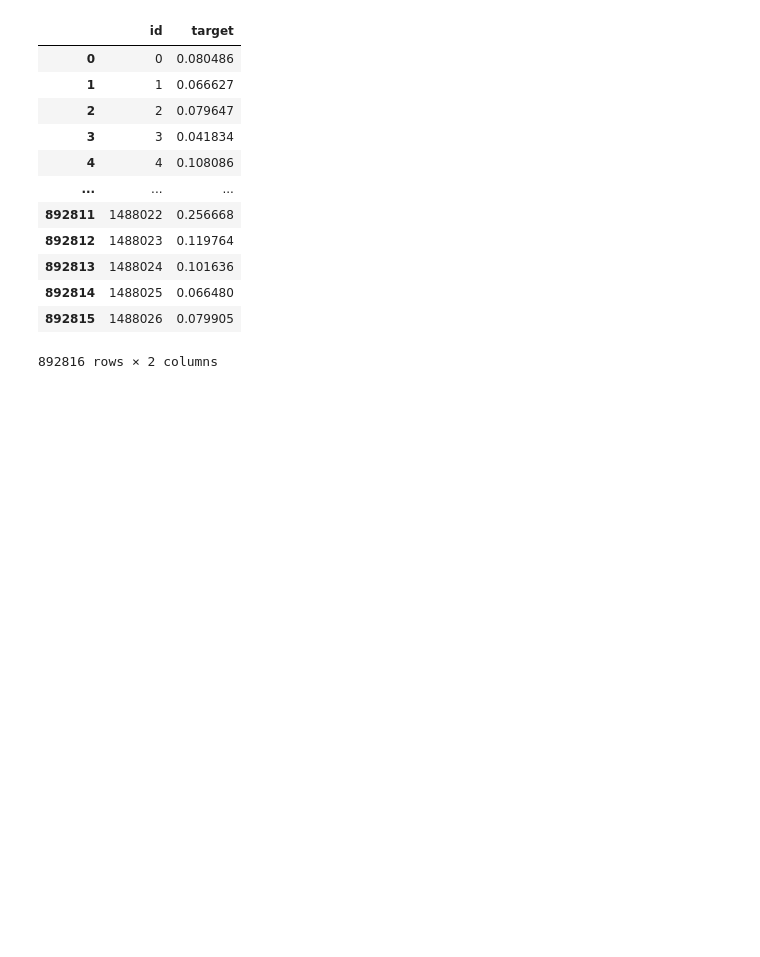
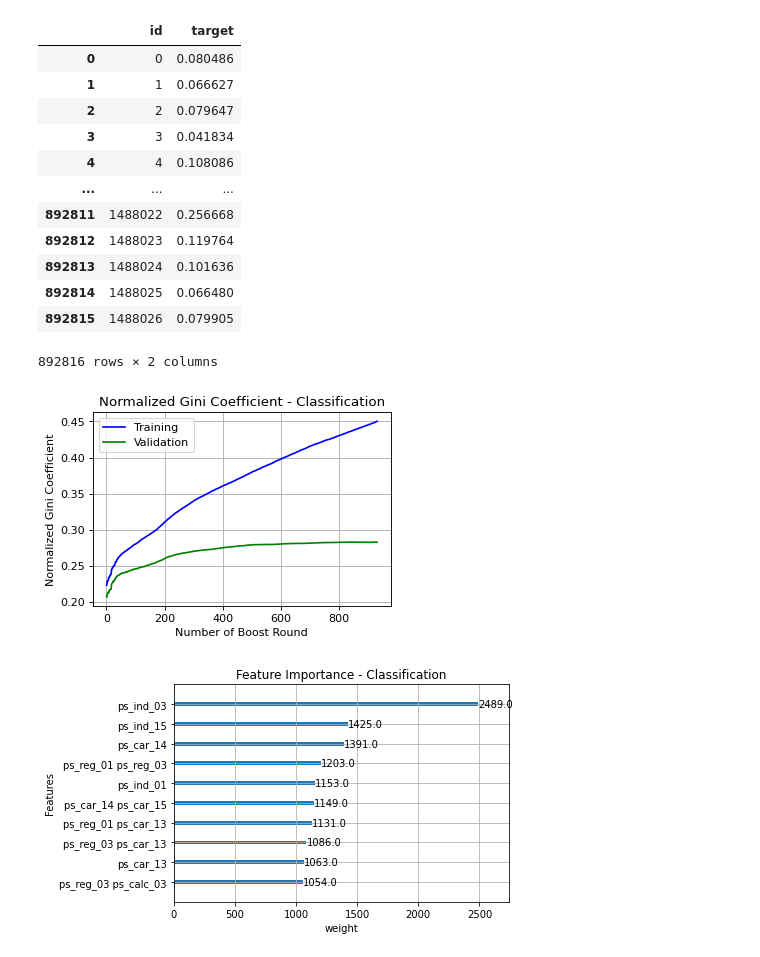
Before and after one commit to MakYamag/220417_kaggle_Practice_Porto-Seguro-s-Safe-Driver-Prediction, a Jupyter notebook: nb/nb007_221009.ipynb, the cells around one changed output. Saved outputs shown, nothing was run; the diff lists cells and outputs as text; code cells hidden in the pictures; blank space fills up the shorter version.

```diff
--- a/nb/nb007_221009.ipynb
+++ b/nb/nb007_221009.ipynb
@@ -78,21 +78,24 @@ Label counts in y_check: [0 1] = [39049  4339]
 import xgboost as xgb
 
 ### データ加工
-xgb_train = xgb.DMatrix(X_train.values, label=y_train)
-xgb_check = xgb.DMatrix(X_check.values, label=y_check)
-xgb_test = xgb.DMatrix(X_test.values)
+xgb_train = xgb.DMatrix(X_train.values, label=y_train, feature_names=X.columns)
+xgb_check = xgb.DMatrix(X_check.values, label=y_check, feature_names=X.columns)
+xgb_test = xgb.DMatrix(X_test.values, feature_names=X.columns)
 
 ### モデルパラメータ設定
 params = {'objective':'binary:logistic', 'eta':0.01, 'random_state':21}
-watchlist=[(xgb_train, 'train'), (xgb_check, 'check')]
 # "binary:logistic"は、二値分類、ロジスティック回帰の意味
 # "eta"はLearning Rateに相当するもの
+
+watchlist=[(xgb_train, 'train'), (xgb_check, 'check')]
+evals_result ={}
+# "evals_result": 解析過程保存用
 
 ### モデル構築
 mdl_xgb = xgb.train(params=params, dtrain=xgb_train,
                     num_boost_round=10000, early_stopping_rounds=100,
                     custom_metric=gini_coefficient.gini_xgb, maximize=True,
-                    evals=watchlist, verbose_eval=100
+                    evals=watchlist, evals_result=evals_result, verbose_eval=50
                    )
 # 評価指標は"gini_xgb"で、"maximixe=True"で大きいほうがよいと設定
 
@@ -139,3 +146,28 @@ submission_proba
 | 892814 | 1488025 | 0.066480 |
 | 892815 | 1488026 | 0.079905 |
 892816 rows × 2 columns
+# %%
+# 結果の可視化
+# =============
+
+### 解析過程グラフ出力
+fig1 = plt.figure(figsize=(4.8, 3.2), dpi=80)
+
+plt.plot(evals_result['train']['gini_xgb'], color='blue', markersize=5, label='Training')
+plt.plot(evals_result['check']['gini_xgb'], color='green', markersize=5, label='Validation')
+plt.grid()
+plt.title('Normalized Gini Coefficient - Classification')
+plt.xlabel('Number of Boost Round')
+plt.ylabel('Normalized Gini Coefficient')
+plt.legend()
+
+plt.savefig('../image/nb007_norm_gini_cla.png')
+
+### パラメータ重要度出力
+xgb.plot_importance(mdl_xgb, importance_type='weight', max_num_features=10,
+                    title='Feature Importance - Classification', xlabel='weight', ylabel='Features')
+
+plt.savefig('../image/nb007_feat_importance_cla.png')
+# %% [output]
+[figure, added]
+[figure, added]
```
Also changed, not shown: parts of 1 cell of this notebook, 7 other files.
